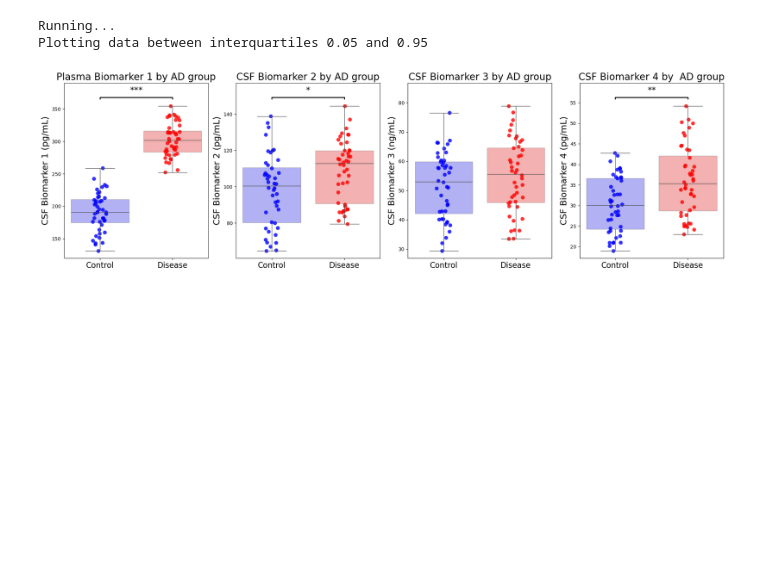
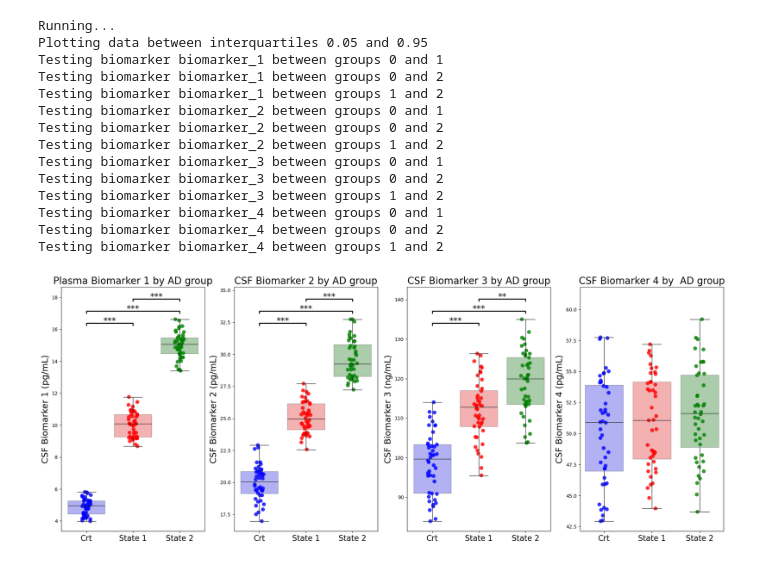
Before and after one commit to mafaves/advanced_boxplot_viz, a Jupyter notebook: example/run.ipynb, the cells around one changed output. Saved outputs shown, nothing was run; the diff lists cells and outputs as text; code cells hidden in the pictures; blank space fills up the shorter version.

```diff
--- a/example/run.ipynb
+++ b/example/run.ipynb
@@ -7,5 +14,5 @@ print(ab.__version__)
 # %%
 # Leer el archivo CSV
-df = pd.read_csv('./example/example_data.csv') #, delimiter=';', decimal=','
+df = pd.read_csv('./example_data_3_groups.csv') #, delimiter=';', decimal=','
 df.head()
 # %% [output]
@@ -18,7 +25,7 @@ df.head()
 # %%
-grupo_col = "nAD"
-biomarker_list = ["Biomarker_1", "Biomarker_2", "Biomarker_3", "Biomarker_4"]
+grupo_col = "group"
+biomarker_list = ["biomarker_1", "biomarker_2", "biomarker_3", "biomarker_4"]
 correction_method = "fdr_bh"
-resultados_levene = ab.check_normality(df, biomarker_list, grupo_col, correction_method)
-resultados_levene
+normality_results = ab.check_normality(df, biomarker_list, grupo_col, correction_method)
+normality_results
 # %% [output]
@@ -42,43 +70,56 @@ resultados_levene
 # %%
-biomarker_title_names = {
-    "Biomarker_1": "Plasma Biomarker 1 by AD group",
-    "Biomarker_2": "CSF Biomarker 2 by AD group",
-    "Biomarker_3": "CSF Biomarker 3 by AD group",
-    "Biomarker_4": "CSF Biomarker 4 by  AD group",
+biomarker_title_names = {    "biomarker_1": "Plasma Biomarker 1 by AD group",
+    "biomarker_2": "CSF Biomarker 2 by AD group",
+    "biomarker_3": "CSF Biomarker 3 by AD group",
+    "biomarker_4": "CSF Biomarker 4 by  AD group",
 }
 
-biomarker_y_axis_names = {
-    "Biomarker_1": "CSF Biomarker 1 (pg/mL)",
-    "Biomarker_2": "CSF Biomarker 2 (pg/mL)",
-    "Biomarker_3": "CSF Biomarker 3 (ng/mL)",
-    "Biomarker_4": "CSF Biomarker 4 (pg/mL)",
+biomarker_y_axis_names = { "biomarker_1": "CSF Biomarker 1 (pg/mL)",
+    "biomarker_2": "CSF Biomarker 2 (pg/mL)",
+    "biomarker_3": "CSF Biomarker 3 (ng/mL)",
+    "biomarker_4": "CSF Biomarker 4 (pg/mL)",
 
 }
 
 # Define parameters
-group_col = "nAD"
-biomarker_list = ["Biomarker_1", "Biomarker_2", "Biomarker_3", "Biomarker_4"]
-palette = {0: 'blue', 1: 'red'}
+group_col = "group"
+biomarker_list = ["biomarker_1", "biomarker_2", "biomarker_3", "biomarker_4"]
+palette = {0: 'blue', 1: 'red', 2: 'green'}  # Define colors for each group
 subplots_x=1
 subplots_y=4
-fig_size=(20, 6)
-xtick_labels=["Control", "Disease"]
+fig_size=(20, 8)
+xtick_labels=["Crt", "State 1", "State 2"]
 image_name = "./boxplots.png"
-bar_height_factor = 0.05 # distancia que se deja entre barras de significancia
+bar_height_factor = 0.06 # distancia que se deja entre barras de significancia
 bar_tips_factor = 0.01 # longitud de las barras laterales de las barras de significancia
-y_top_factor = 0.01 # altura de las barras de significancia sobre el fin de los violin plots
-y_range_factor = 0.15 #distancia que se deja arriba de la figura
-asterisk_factor = 0.02 # altura de los asteriscos sobre la barra
+y_top_factor = -0.02 # altura de las barras de significancia sobre el fin de los violin plots
+y_range_factor = 0.18 #distancia que se deja arriba de la figura
+asterisk_factor = -0.01 # altura de los asteriscos sobre la barra
+omnibus_test = None  # No omnibus test in this example
 
 
-ab.generate_boxplots_with_significance(df, group_col, biomarker_list, palette, biomarker_title_names, biomarker_y_axis_names,
-                                      subplots_x, subplots_y, fig_size,
-                                      xtick_labels, image_name,
-                                      bar_height_factor, bar_tips_factor,
-                                      y_top_factor, y_range_factor, asterisk_factor,
-                                      title= True, y_labels = True, correction_method= "fdr_bh", p_value_format = "asterisk",
-                                      iqr_min= 0.05, iqr_max= 0.95, jitter_size = 8, alpha = 0.8, showfliers= False)
+ab.generate_boxplots_with_significance(
+    df, group_col, biomarker_list, normality_results, palette, biomarker_title_names, biomarker_y_axis_names,
+    subplots_x, subplots_y, fig_size,
+    xtick_labels, image_name,
+    bar_height_factor, bar_tips_factor,
+    y_top_factor, y_range_factor, asterisk_factor,
+    title=True, y_labels=True, correction_method="fdr_bh", p_value_format="asterisk",
+    iqr_min=0.05, iqr_max=0.95, jitter_size=8, alpha=0.8, showfliers=False, omnibus_results=omnibus_test
+)
 # %% [output]
 Running...
 Plotting data between interquartiles 0.05 and 0.95
+Testing biomarker biomarker_1 between groups 0 and 1
+Testing biomarker biomarker_1 between groups 0 and 2
+Testing biomarker biomarker_1 between groups 1 and 2
+Testing biomarker biomarker_2 between groups 0 and 1
+Testing biomarker biomarker_2 between groups 0 and 2
+Testing biomarker biomarker_2 between groups 1 and 2
+Testing biomarker biomarker_3 between groups 0 and 1
+Testing biomarker biomarker_3 between groups 0 and 2
+Testing biomarker biomarker_3 between groups 1 and 2
+Testing biomarker biomarker_4 between groups 0 and 1
+Testing biomarker biomarker_4 between groups 0 and 2
+Testing biomarker biomarker_4 between groups 1 and 2
-[figure, old version]
+[figure, new version]
```
Also changed, not shown: parts of 6 cells of this notebook.
